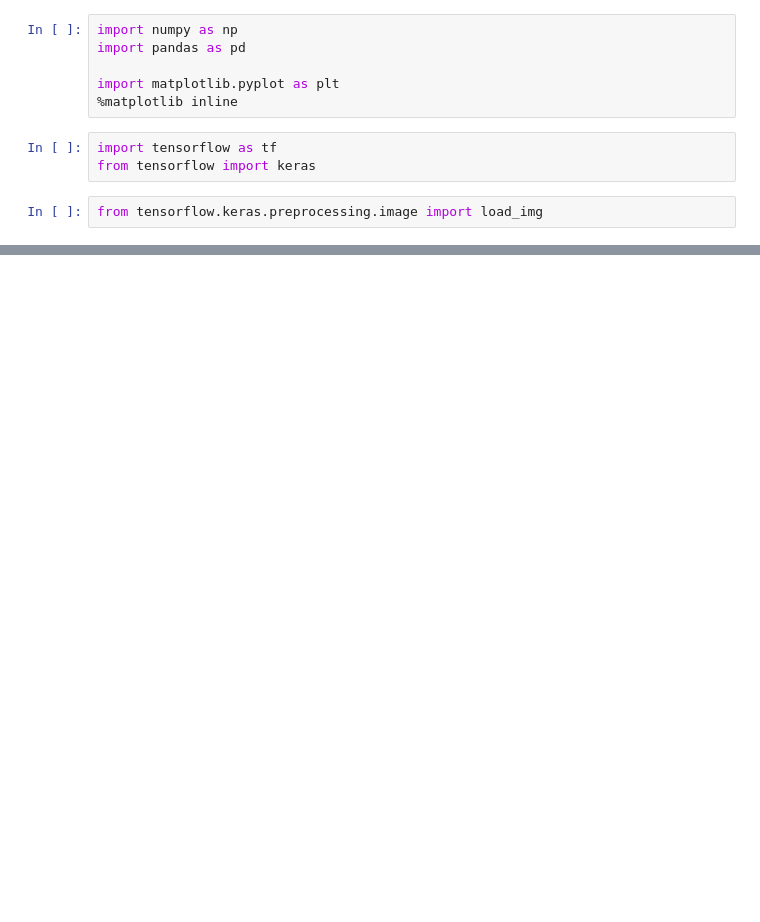
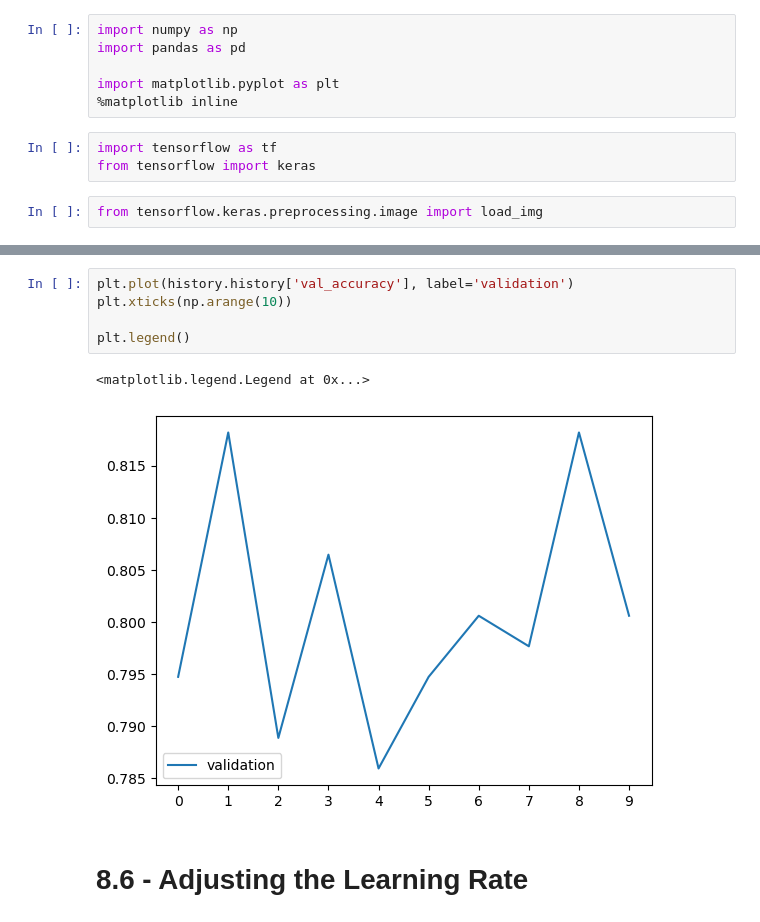
Before and after one commit to polina-fuksman/machine-learning-zoomcamp, a Jupyter notebook: 08-deep-learning/08-deep-learning.ipynb, the cells around one changed output, grey strips where cells are left out. Saved outputs shown, nothing was run; the diff lists cells and outputs as text; blank space fills up the shorter version.

```diff
--- a/08-deep-learning/08-deep-learning.ipynb
+++ b/08-deep-learning/08-deep-learning.ipynb
@@ -26,0 +241,10 @@ x.shape
+# %%
+plt.plot(history.history['val_accuracy'], label='validation')
+plt.xticks(np.arange(10))
+
+plt.legend()
+# %% [output]
+<matplotlib.legend.Legend at 0x...>
+[figure, added]
+# %% [markdown]
+# 8.6 - Adjusting the Learning Rate
```
Also changed, not shown: parts of 76 cells of this notebook, 1 other file.
